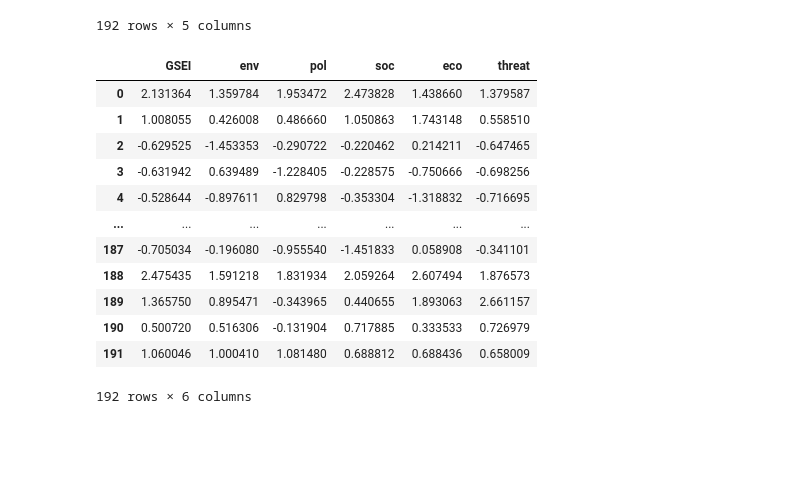
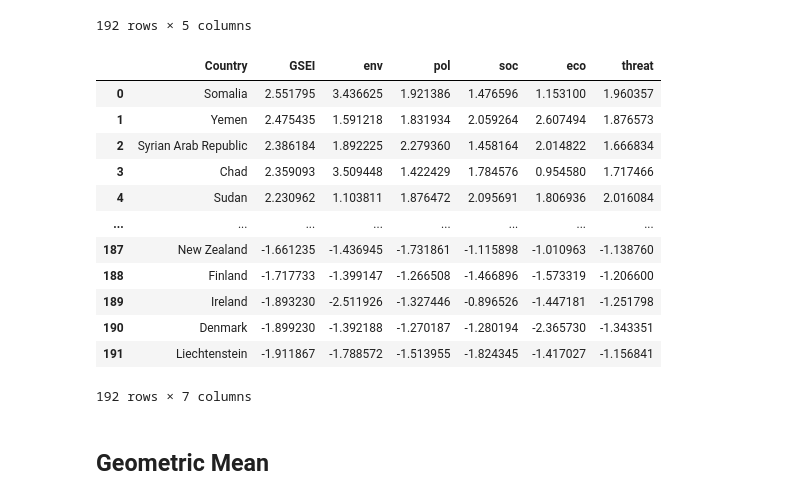
Before and after one commit to arth3mis/global-societal-endangerment-index, a Jupyter notebook: 6.1_weighting_aggregation.ipynb, the cells around one changed output. Cells and saved outputs as stored; diff of their text form; code cells hidden in the pictures; blank space fills up the shorter version.

Commit message:
Finalise index

```diff
--- a/6.1_weighting_aggregation.ipynb
+++ b/6.1_weighting_aggregation.ipynb
@@ -136,9 +146,6 @@ def aggregate_index(df, w, name):
 # %%
-sub = aggregate_subindices(df, w_cat)
+sub = aggregate_subindices(df, w_cat, use_geo=False)
 
-scaler = StandardScaler()
-subn = pd.DataFrame(scaler.fit_transform(sub), columns=sub.columns)
-
-pd.concat([countries, subn], axis=1).sort_values(by='env', ascending=False).reset_index(drop=True)
+pd.concat([countries, sub], axis=1).sort_values(by='env', ascending=False).reset_index(drop=True)
 # %% [output]
 |  | Country | env | pol | soc | eco | threat |
@@ -156,9 +163,13 @@ pd.concat([countries, subn], axis=1).sort_values(by='env', ascending=False).rese
 192 rows × 6 columns
 # %%
-x0 = aggregate_index(subn, w_total['equal'], 'equal')
-x1 = aggregate_index(subn, w_total['focus1'], 'focus1')
-x2 = aggregate_index(subn, w_total['focus2'], 'focus2')
-x3 = aggregate_index(subn, w_total['focus3'], 'focus3')
+scaler = StandardScaler()
+subn = pd.DataFrame(scaler.fit_transform(sub), columns=sub.columns)
+
+x0 = aggregate_index(subn, w_total['equal'], 'equal', use_geo=False)
+x1 = aggregate_index(subn, w_total['focus1'], 'focus1', use_geo=False)
+x2 = aggregate_index(subn, w_total['focus2'], 'focus2', use_geo=False)
+# focus3 is the chosen focus
+x3 = aggregate_index(subn, w_total['focus3'], 'focus3', use_geo=False)
 
 pd.concat([countries, x0, x1, x2, x3], axis=1).sort_values(by='focus3', ascending=False).reset_index(drop=True)
 # %% [output]
@@ -176,24 +187,27 @@ pd.concat([countries, x0, x1, x2, x3], axis=1).sort_values(by='focus3', ascendin
 | 191 | Liechtenstein | -1.540148 | -1.569946 | -1.492609 | -1.519425 |
 192 rows × 5 columns
 # %%
-final_index = pd.concat([x3, subn], axis=1)
-final_index.columns = ['GSEI'] + list(sub.columns)
+final_index_arith = pd.concat([x3, subn], axis=1)
+final_index_arith.columns = ['GSEI'] + list(sub.columns)
 
+# standardize index values
 scaler = StandardScaler()
-final_index['GSEI'] = scaler.fit_transform(final_index[['GSEI']])
+final_index_arith['GSEI'] = scaler.fit_transform(final_index_arith[['GSEI']])
 
-final_index
+pd.concat([countries, final_index_arith], axis=1).sort_values(by='GSEI', ascending=False).reset_index(drop=True)
 # %% [output]
-|  | GSEI | env | pol | soc | eco | threat |
-| 0 | 2.131364 | 1.359784 | 1.953472 | 2.473828 | 1.438660 | 1.379587 |
-| 1 | 1.008055 | 0.426008 | 0.486660 | 1.050863 | 1.743148 | 0.558510 |
-| 2 | -0.629525 | -1.453353 | -0.290722 | -0.220462 | 0.214211 | -0.647465 |
-| 3 | -0.631942 | 0.639489 | -1.228405 | -0.228575 | -0.750666 | -0.698256 |
-| 4 | -0.528644 | -0.897611 | 0.829798 | -0.353304 | -1.318832 | -0.716695 |
-| ... | ... | ... | ... | ... | ... | ... |
-| 187 | -0.705034 | -0.196080 | -0.955540 | -1.451833 | 0.058908 | -0.341101 |
-| 188 | 2.475435 | 1.591218 | 1.831934 | 2.059264 | 2.607494 | 1.876573 |
-| 189 | 1.365750 | 0.895471 | -0.343965 | 0.440655 | 1.893063 | 2.661157 |
-| 190 | 0.500720 | 0.516306 | -0.131904 | 0.717885 | 0.333533 | 0.726979 |
-| 191 | 1.060046 | 1.000410 | 1.081480 | 0.688812 | 0.688436 | 0.658009 |
+|  | Country | GSEI | env | pol | soc | eco | threat |
+| 0 | Somalia | 2.551795 | 3.436625 | 1.921386 | 1.476596 | 1.153100 | 1.960357 |
+| 1 | Yemen | 2.475435 | 1.591218 | 1.831934 | 2.059264 | 2.607494 | 1.876573 |
+| 2 | Syrian Arab Republic | 2.386184 | 1.892225 | 2.279360 | 1.458164 | 2.014822 | 1.666834 |
+| 3 | Chad | 2.359093 | 3.509448 | 1.422429 | 1.784576 | 0.954580 | 1.717466 |
+| 4 | Sudan | 2.230962 | 1.103811 | 1.876472 | 2.095691 | 1.806936 | 2.016084 |
+| ... | ... | ... | ... | ... | ... | ... | ... |
+| 187 | New Zealand | -1.661235 | -1.436945 | -1.731861 | -1.115898 | -1.010963 | -1.138760 |
+| 188 | Finland | -1.717733 | -1.399147 | -1.266508 | -1.466896 | -1.573319 | -1.206600 |
+| 189 | Ireland | -1.893230 | -2.511926 | -1.327446 | -0.896526 | -1.447181 | -1.251798 |
+| 190 | Denmark | -1.899230 | -1.392188 | -1.270187 | -1.280194 | -2.365730 | -1.343351 |
+| 191 | Liechtenstein | -1.911867 | -1.788572 | -1.513955 | -1.824345 | -1.417027 | -1.156841 |
-192 rows × 6 columns
+192 rows × 7 columns
+# %% [markdown]
+## Geometric Mean
```
Also changed, not shown: parts of 17 cells of this notebook, 1 other file.
